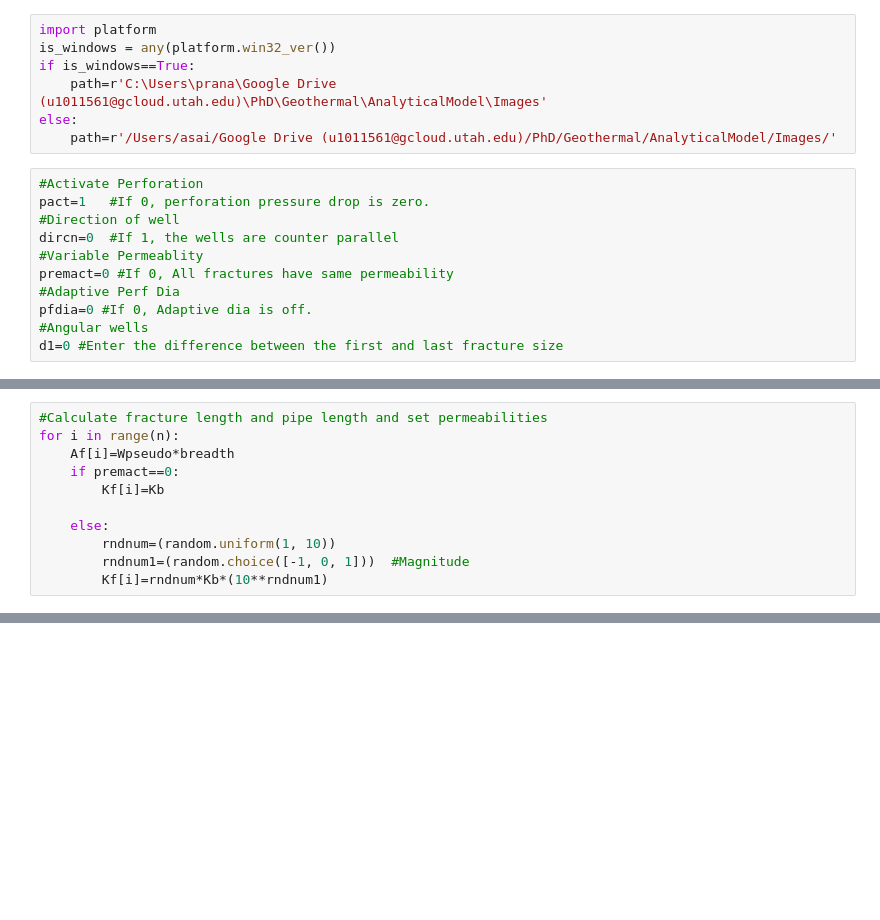
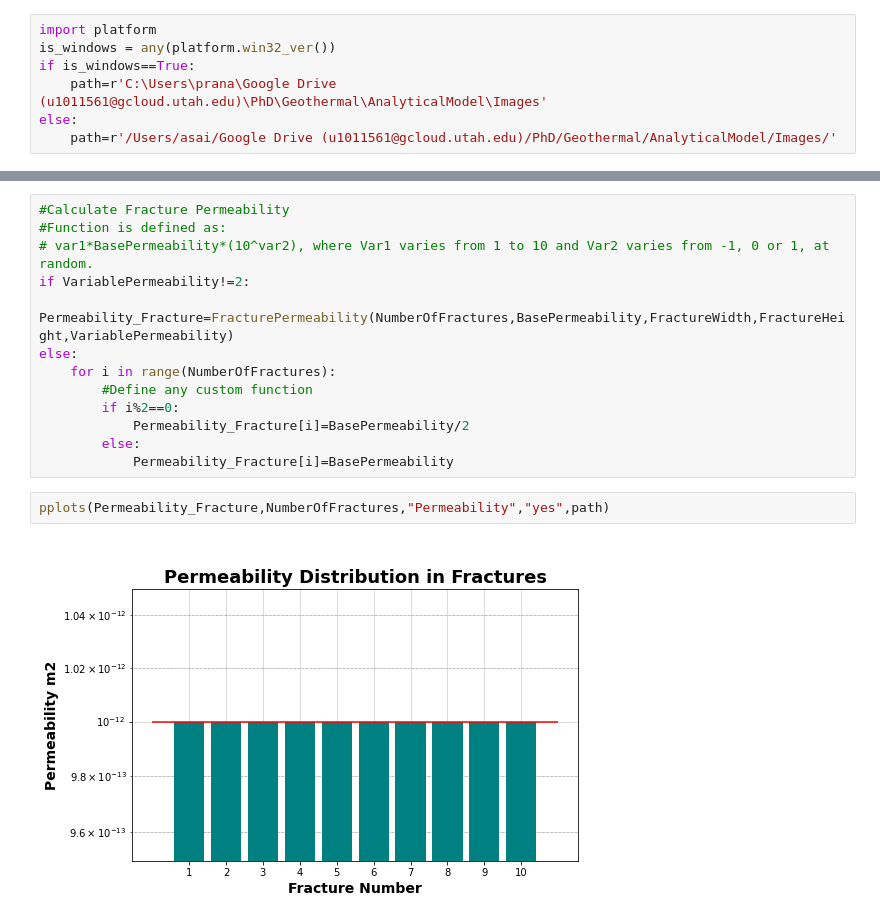
Before and after one commit to pranayasai/FlowDistribution, a Jupyter notebook: FlowDistribution.ipynb, the cells around one changed output, grey strips where cells are left out. Drawn from its saved outputs; the diff is of its cells as text; blank space fills up the shorter version.

```diff
--- a/FlowDistribution.ipynb
+++ b/FlowDistribution.ipynb
@@ -27,16 +27,5 @@ if is_windows==True:
     path=r'C:\Users\prana\Google Drive (u1011561@gcloud.utah.edu)\PhD\Geothermal\AnalyticalModel\Images'
 else:
     path=r'/Users/asai/Google Drive (u1011561@gcloud.utah.edu)/PhD/Geothermal/AnalyticalModel/Images/'
-# %%
-#Activate Perforation
-pact=1   #If 0, perforation pressure drop is zero.
-#Direction of well
-dircn=0  #If 1, the wells are counter parallel
-#Variable Permeablity
-premact=0 #If 0, All fractures have same permeability
-#Adaptive Perf Dia
-pfdia=0 #If 0, Adaptive dia is off.
-#Angular wells
-d1=0 #Enter the difference between the first and last fracture size
 # %%
 #For Fracture
@@ -89,11 +69,0 @@ Tp=np.zeros(n)
-# %%
-#Calculate fracture length and pipe length and set permeabilities
-for i in range(n):
-    Af[i]=Wpseudo*breadth
-    if premact==0:
-        Kf[i]=Kb
-
-    else:
-        rndnum=(random.uniform(1, 10))
-        rndnum1=(random.choice([-1, 0, 1]))  #Magnitude
-        Kf[i]=rndnum*Kb*(10**rndnum1)
@@ -100,3 +113,20 @@ for i in range(n):
+# %%
+#Calculate Fracture Permeability
+#Function is defined as:
+# var1*BasePermeability*(10^var2), where Var1 varies from 1 to 10 and Var2 varies from -1, 0 or 1, at random.
+if VariablePermeability!=2:
+    Permeability_Fracture=FracturePermeability(NumberOfFractures,BasePermeability,FractureWidth,FractureHeight,VariablePermeability)
+else:
+    for i in range(NumberOfFractures):
+        #Define any custom function
+        if i%2==0:
+            Permeability_Fracture[i]=BasePermeability/2
+        else:
+            Permeability_Fracture[i]=BasePermeability
+# %%
+pplots(Permeability_Fracture,NumberOfFractures,"Permeability","yes",path)
+# %% [output]
+[figure, added]
 # %%
 #Calculate Perforations
 
```
Also changed, not shown: parts of 14 cells of this notebook, 1 other file.
